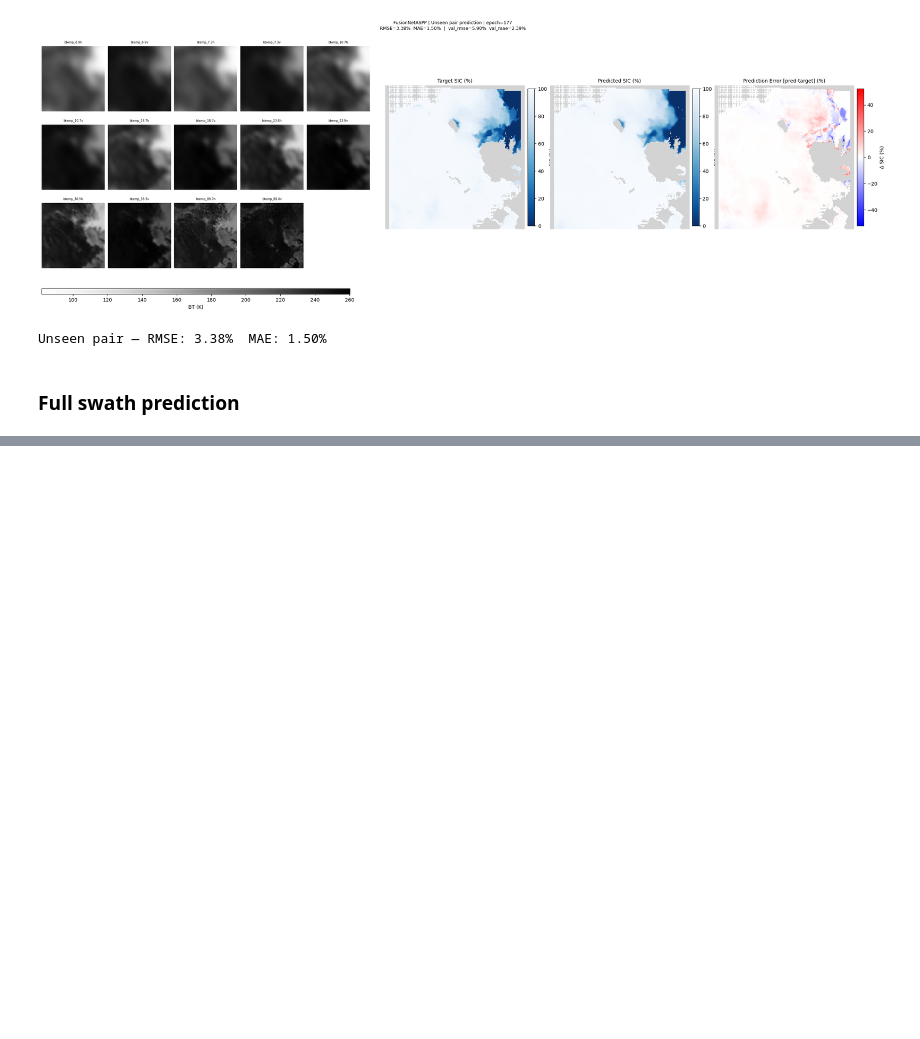
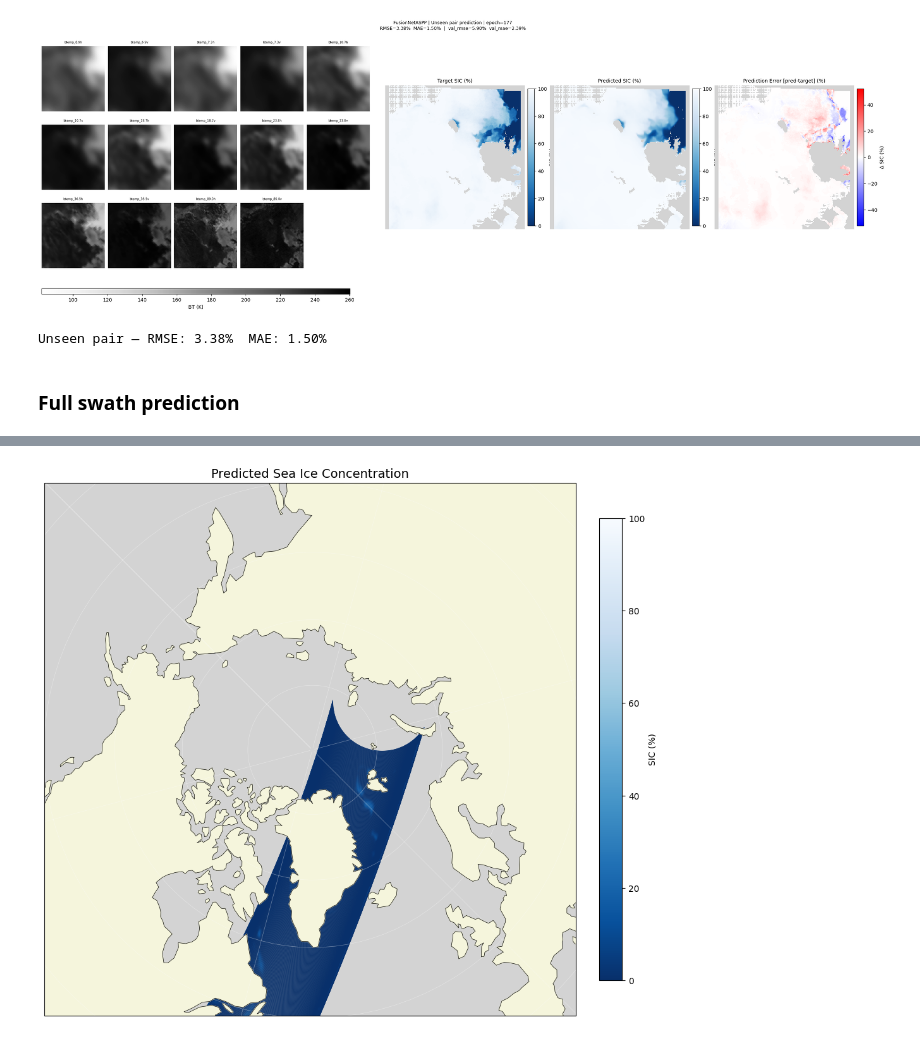
Before and after one commit to NinnaL/Master-thesis---Super-resolution-sea-ice-concentration-using-generative-AI, a Jupyter notebook: Code/test.ipynb, the cells around one changed output, grey strips where cells are left out. Cells and saved outputs as stored; diff of their text form; code cells hidden in the pictures; blank space fills up the shorter version.

```diff
--- a/Code/test.ipynb
+++ b/Code/test.ipynb
@@ -307,0 +377,56 @@ Variables and shapes:
+# %%
+import matplotlib.pyplot as plt
+import cartopy.crs as ccrs
+import cartopy.feature as cfeature
+import numpy as np
+
+# Downsample lat/lon to match pred_swath shape
+# target_h, target_w = pred_swath.shape
+# lat_t = torch.from_numpy(lat)[None, None]
+# lon_t = torch.from_numpy(lon)[None, None]
+# lat_ds = F.interpolate(lat_t, size=(target_h, target_w), mode='bilinear', align_corners=False).numpy()[0, 0]
+# lon_ds = F.interpolate(lon_t, size=(target_h, target_w), mode='bilinear', align_corners=False).numpy()[0, 0]
+
+# Flatten and filter to northern hemisphere only
+lat_flat = lat.ravel()
+lon_flat = lon.ravel()
+sic_flat = pred_swath.ravel()
+
+north_mask = (lat_flat >= 50) & (~np.isnan(sic_flat))
+# lat_n = lat_flat[north_mask]
+# lon_n = lon_flat[north_mask]
+# sic_n = sic_flat[north_mask]
+lat_n = lat_flat
+lon_n = lon_flat
+sic_n = sic_flat
+
+# North Polar Stereographic — Greenland centred
+proj = ccrs.NorthPolarStereo(central_longitude=-45)
+
+fig, ax = plt.subplots(1, 1, figsize=(10, 10),
+                       subplot_kw={'projection': proj})
+
+ax.set_extent([-180, 180, 50, 80], crs=ccrs.PlateCarree())
+ax.set_facecolor('lightgray')
+
+sc = ax.scatter(
+    lon_n, lat_n, c=sic_n,
+    transform=ccrs.PlateCarree(),
+    cmap=cmap_sic,
+    vmin=0, vmax=100,
+    s=0.5,
+    linewidths=0,
+    zorder=1
+)
+
+ax.add_feature(cfeature.LAND, color='beige', zorder=2)
+ax.add_feature(cfeature.COASTLINE, linewidth=0.5, zorder=3)
+ax.gridlines(draw_labels=False, linewidth=0.5, color='white', alpha=0.4, zorder=4)
+
+plt.colorbar(sc, ax=ax, orientation='vertical',
+             fraction=0.04, pad=0.04, label='SIC (%)')
+ax.set_title('Predicted Sea Ice Concentration', fontsize=14)
+plt.tight_layout()
+plt.show()
+# %% [output]
+[figure, added]
```
Also changed, not shown: parts of 9 cells of this notebook, 11 other files.
